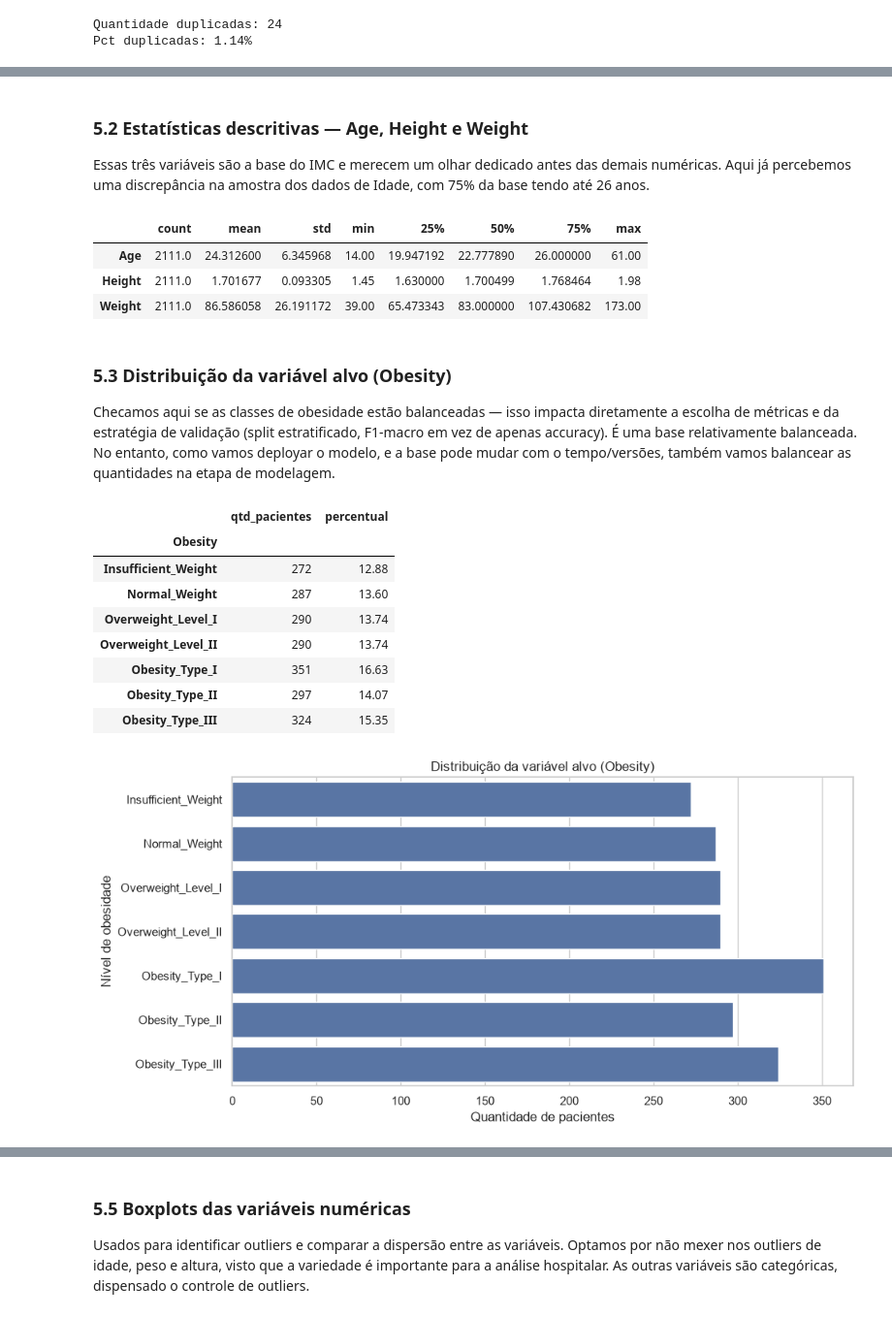
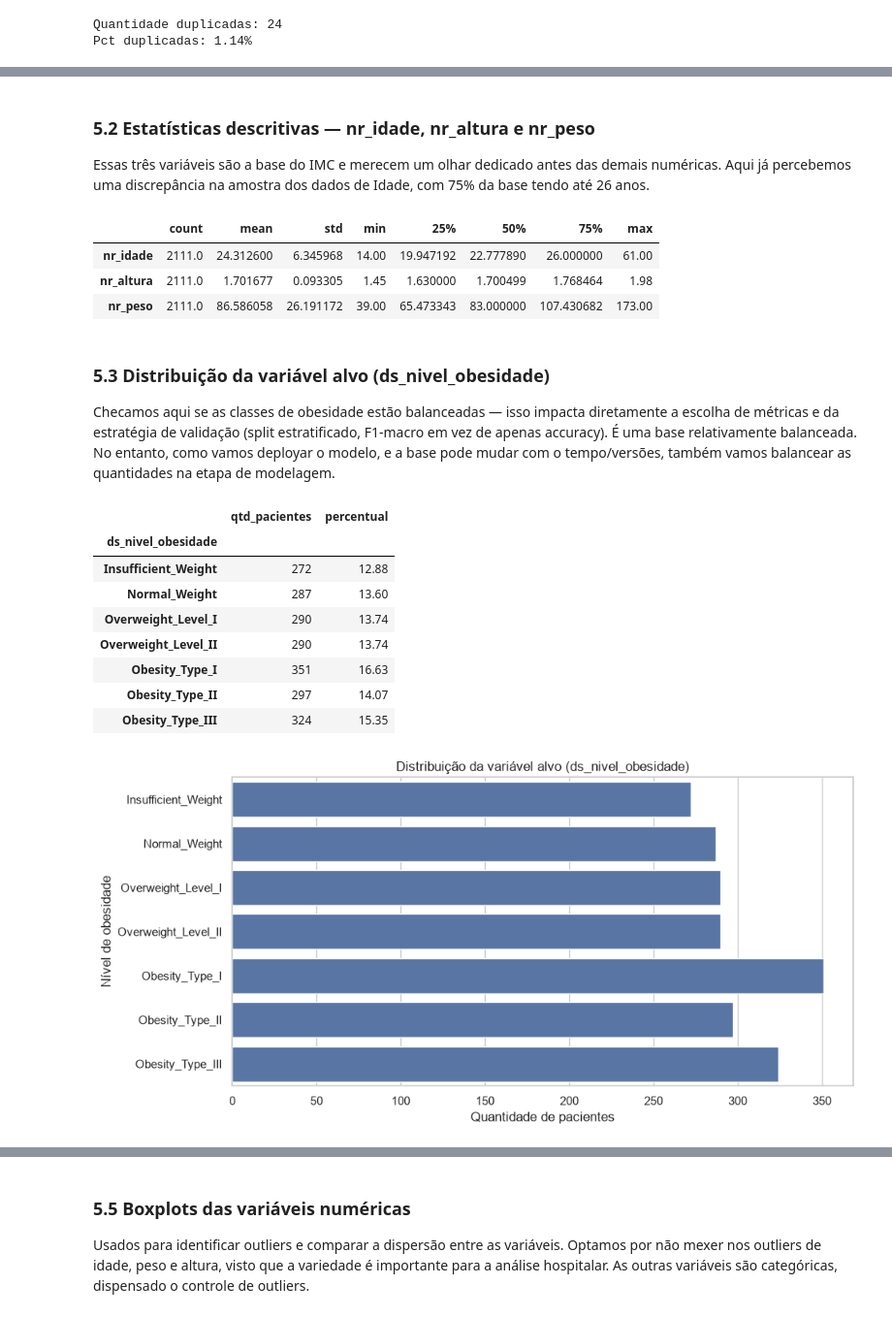
Before and after one commit to maclabr/tech-challenge-obesidade, a Jupyter notebook: notebooks/01_eda.ipynb, the cells around one changed output, grey strips where cells are left out. Shown at 97% size. Saved outputs shown, nothing was run; the diff lists cells and outputs as text; code cells hidden in the pictures.

```diff
--- a/notebooks/01_eda.ipynb
+++ b/notebooks/01_eda.ipynb
@@ -31,8 +31,43 @@ ORDEM_NIVEIS_OBESIDADE = [
     "Obesity_Type_III",
 ]
 
-COLUNAS_NUMERICAS = ["Age", "Height", "Weight", "FCVC", "NCP", "CH2O", "FAF", "TUE"]
-COLUNAS_ORDINAIS_ARREDONDAR = ["FCVC", "NCP", "CH2O", "FAF", "TUE"]
+MAPA_RENOMEACAO_COLUNAS = {
+    "Gender": "ds_genero",
+    "Age": "nr_idade",
+    "Height": "nr_altura",
+    "Weight": "nr_peso",
+    "family_history": "fl_historico_familiar_sobrepeso",
+    "FAVC": "fl_consumo_calorico_frequente",
+    "FCVC": "cd_consumo_de_vegetais",
+    "NCP": "cd_numero_refeicoes_principais",
+    "CAEC": "ds_lanches_entre_refeicoes",
+    "SMOKE": "fl_fumante",
+    "CH2O": "cd_consumo_agua",
+    "SCC": "fl_monitora_calorias",
+    "FAF": "cd_frequencia_atividade_fisica",
+    "TUE": "cd_tempo_uso_eletronicos",
+    "CALC": "ds_consumo_alcool",
+    "MTRANS": "ds_meio_transporte",
+    "Obesity": "ds_nivel_obesidade",
+}
+
+COLUNAS_NUMERICAS = [
+    "nr_idade",
+    "nr_altura",
+    "nr_peso",
+    "cd_consumo_de_vegetais",
+    "cd_numero_refeicoes_principais",
+    "cd_consumo_agua",
+    "cd_frequencia_atividade_fisica",
+    "cd_tempo_uso_eletronicos",
+]
+COLUNAS_ORDINAIS_ARREDONDAR = [
+    "cd_consumo_de_vegetais",
+    "cd_numero_refeicoes_principais",
+    "cd_consumo_agua",
+    "cd_frequencia_atividade_fisica",
+    "cd_tempo_uso_eletronicos",
+]
 
 sns.set_theme(style="whitegrid")
 plt.rcParams["figure.figsize"] = (10, 5)
@@ -44,5 +81,5 @@ np.random.seed(SEED)
 # %%
-pacientes_obesidade = pd.read_csv(CAMINHO_DADOS_BRUTOS)
+pacientes_obesidade = pd.read_csv(CAMINHO_DADOS_BRUTOS).rename(columns=MAPA_RENOMEACAO_COLUNAS)
 
 pacientes_obesidade.shape
 # %% [output]
@@ -136,27 +173,27 @@ duplicadas
 # %% [markdown]
-### 5.2 Estatísticas descritivas — Age, Height e Weight
+### 5.2 Estatísticas descritivas — nr_idade, nr_altura e nr_peso
 
 Essas três variáveis são a base do IMC e merecem um olhar dedicado antes das demais numéricas. Aqui já percebemos uma discrepância na amostra dos dados de Idade, com 75% da base tendo até 26 anos.
 # %%
-pacientes_obesidade[["Age", "Height", "Weight"]].describe().T
+pacientes_obesidade[["nr_idade", "nr_altura", "nr_peso"]].describe().T
 # %% [output]
 |  | count | mean | std | min | 25% | 50% | 75% | max |
-| Age | 2111.0 | 24.312600 | 6.345968 | 14.00 | 19.947192 | 22.777890 | 26.000000 | 61.00 |
-| Height | 2111.0 | 1.701677 | 0.093305 | 1.45 | 1.630000 | 1.700499 | 1.768464 | 1.98 |
-| Weight | 2111.0 | 86.586058 | 26.191172 | 39.00 | 65.473343 | 83.000000 | 107.430682 | 173.00 |
+| nr_idade | 2111.0 | 24.312600 | 6.345968 | 14.00 | 19.947192 | 22.777890 | 26.000000 | 61.00 |
+| nr_altura | 2111.0 | 1.701677 | 0.093305 | 1.45 | 1.630000 | 1.700499 | 1.768464 | 1.98 |
+| nr_peso | 2111.0 | 86.586058 | 26.191172 | 39.00 | 65.473343 | 83.000000 | 107.430682 | 173.00 |
 # %% [markdown]
-### 5.3 Distribuição da variável alvo (Obesity)
+### 5.3 Distribuição da variável alvo (ds_nivel_obesidade)
 
 Checamos aqui se as classes de obesidade estão balanceadas — isso impacta diretamente a escolha de métricas e da estratégia de validação (split estratificado, F1-macro em vez de apenas accuracy).
 É uma base relativamente balanceada. No entanto, como vamos deployar o modelo, e a base pode mudar com o tempo/versões, também vamos balancear as quantidades na etapa de modelagem.
 # %%
-distribuicao_alvo = pacientes_obesidade["Obesity"].value_counts().reindex(ORDEM_NIVEIS_OBESIDADE)
+distribuicao_alvo = pacientes_obesidade["ds_nivel_obesidade"].value_counts().reindex(ORDEM_NIVEIS_OBESIDADE)
 percentual_alvo = (distribuicao_alvo / len(pacientes_obesidade) * 100).round(2)
 
 pd.DataFrame({"qtd_pacientes": distribuicao_alvo, "percentual": percentual_alvo})
 # %% [output]
 |  | qtd_pacientes | percentual |
-| Obesity |  |  |
+| ds_nivel_obesidade |  |  |
 | Insufficient_Weight | 272 | 12.88 |
 | Normal_Weight | 287 | 13.60 |
 | Overweight_Level_I | 290 | 13.74 |
@@ -167,13 +204,13 @@ pd.DataFrame({"qtd_pacientes": distribuicao_alvo, "percentual": percentual_alvo}
 # %%
 fig, eixo = plt.subplots(figsize=(10, 5))
 sns.barplot(x=distribuicao_alvo.values, y=distribuicao_alvo.index, order=ORDEM_NIVEIS_OBESIDADE, ax=eixo)
-eixo.set_title("Distribuição da variável alvo (Obesity)")
+eixo.set_title("Distribuição da variável alvo (ds_nivel_obesidade)")
 eixo.set_xlabel("Quantidade de pacientes")
 eixo.set_ylabel("Nível de obesidade")
 plt.tight_layout()
 plt.show()
 # %% [output]
-[figure, old version]
+[figure, new version]
 # %% [markdown]
 ### 5.4 Histogramas das variáveis numéricas
 
```
Also changed, not shown: parts of 38 cells of this notebook.
